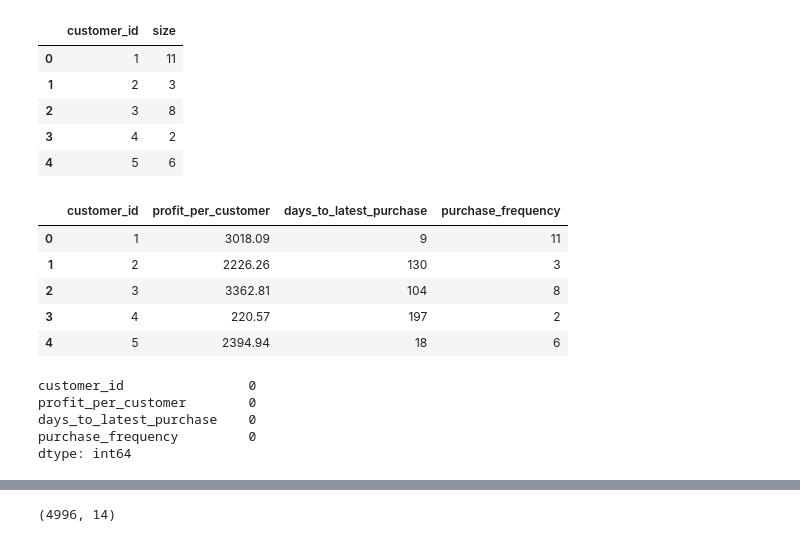
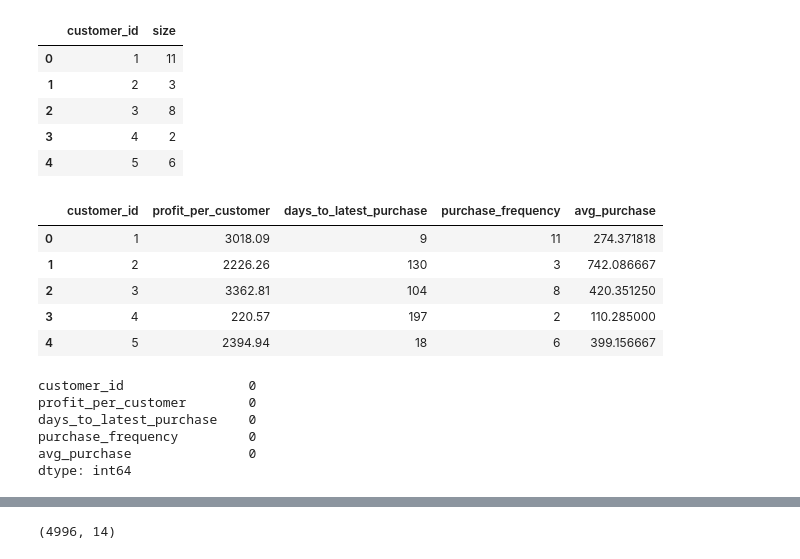
Before and after one commit to nug1209/Virtual_Experience_KPMG_Data_Analytics, a Jupyter notebook: KPMG_Virtual_Experience_2_Nugroho_Budianggoro.ipynb, the cells around one changed output, grey strips where cells are left out. Saved outputs shown, nothing was run; the diff lists cells and outputs as text; code cells hidden in the pictures.

```diff
--- a/KPMG_Virtual_Experience_2_Nugroho_Budianggoro.ipynb
+++ b/KPMG_Virtual_Experience_2_Nugroho_Budianggoro.ipynb
@@ -122,15 +131,16 @@ df_tr_fr.head()
 # %%
 df_rfm = pd.merge(df_tr_pr, df_tr_lp, how="inner", on=["customer_id"])
 df_rfm = pd.merge(df_rfm, df_tr_fr, how="inner", on=["customer_id"])
 df_rfm = df_rfm.rename(columns={"size":"purchase_frequency"})
+df_rfm["avg_purchase"] = df_rfm["profit_per_customer"] / df_rfm["purchase_frequency"]
 df_rfm.head()
 # %% [output]
-|  | customer_id | profit_per_customer | days_to_latest_purchase | purchase_frequency |
-| 0 | 1 | 3018.09 | 9 | 11 |
-| 1 | 2 | 2226.26 | 130 | 3 |
-| 2 | 3 | 3362.81 | 104 | 8 |
-| 3 | 4 | 220.57 | 197 | 2 |
-| 4 | 5 | 2394.94 | 18 | 6 |
+|  | customer_id | profit_per_customer | days_to_latest_purchase | purchase_frequency | avg_purchase |
+| 0 | 1 | 3018.09 | 9 | 11 | 274.371818 |
+| 1 | 2 | 2226.26 | 130 | 3 | 742.086667 |
+| 2 | 3 | 3362.81 | 104 | 8 | 420.351250 |
+| 3 | 4 | 220.57 | 197 | 2 | 110.285000 |
+| 4 | 5 | 2394.94 | 18 | 6 | 399.156667 |
 # %%
 df_rfm.isnull().sum()
 # %% [output]
@@ -138,6 +148,7 @@ customer_id                0
 profit_per_customer        0
 days_to_latest_purchase    0
 purchase_frequency         0
+avg_purchase               0
 dtype: int64
 # %%
 # mpg = sns.load_dataset("mpg")
```
Also changed, not shown: parts of 13 cells of this notebook.
